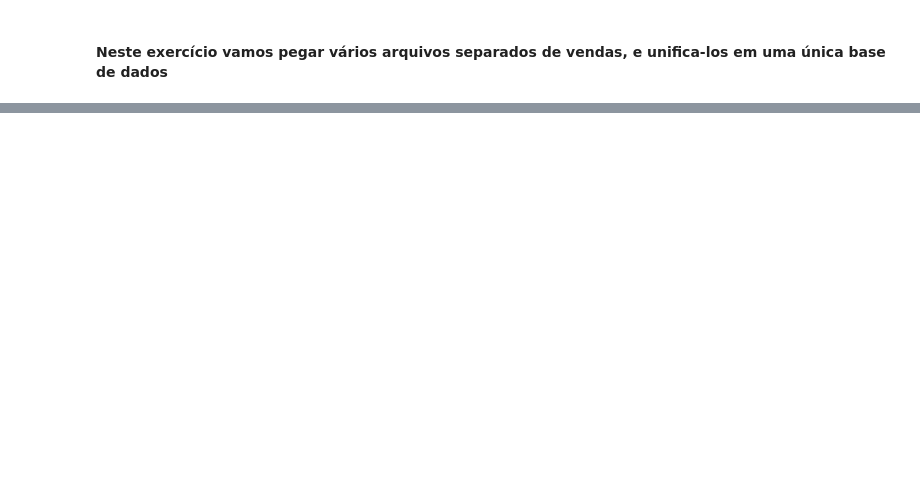
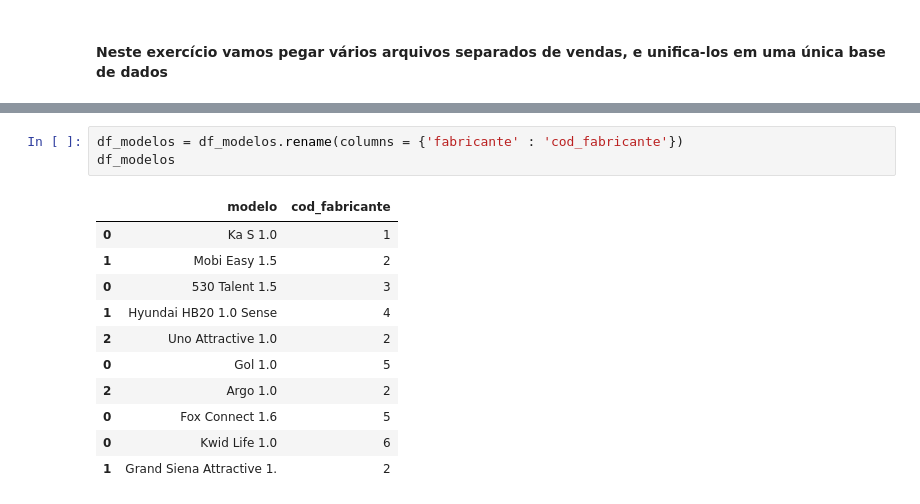
Before and after one commit to Alexandreet/IGTI, a Jupyter notebook: Modulo 2/Material_complementar/Vendas veiculos/Reprodução aulas 4.2 à 6.3.ipynb, the cells around one changed output, grey strips where cells are left out. Drawn from its saved outputs; the diff is of its cells as text; blank space fills up the shorter version.

```diff
--- a/Modulo 2/Material_complementar/Vendas veiculos/Reprodução aulas 4.2 à 6.3.ipynb
+++ b/Modulo 2/Material_complementar/Vendas veiculos/Reprodução aulas 4.2 à 6.3.ipynb
@@ -183,0 +215,15 @@ Não foi possível inserir o regristro Renault. O erro foi encontrado foi: (MySQ
+# %%
+df_modelos = df_modelos.rename(columns = {'fabricante' : 'cod_fabricante'})
+df_modelos
+# %% [output]
+|  | modelo | cod_fabricante |
+| 0 | Ka S 1.0 | 1 |
+| 1 | Mobi Easy 1.5 | 2 |
+| 0 | 530 Talent 1.5 | 3 |
+| 1 | Hyundai HB20 1.0 Sense | 4 |
+| 2 | Uno Attractive 1.0 | 2 |
+| 0 | Gol 1.0 | 5 |
+| 2 | Argo 1.0 | 2 |
+| 0 | Fox Connect 1.6 | 5 |
+| 0 | Kwid Life 1.0 | 6 |
+| 1 | Grand Siena Attractive 1. | 2 |
```
Also changed, not shown: parts of 44 cells of this notebook, 4 other files.
